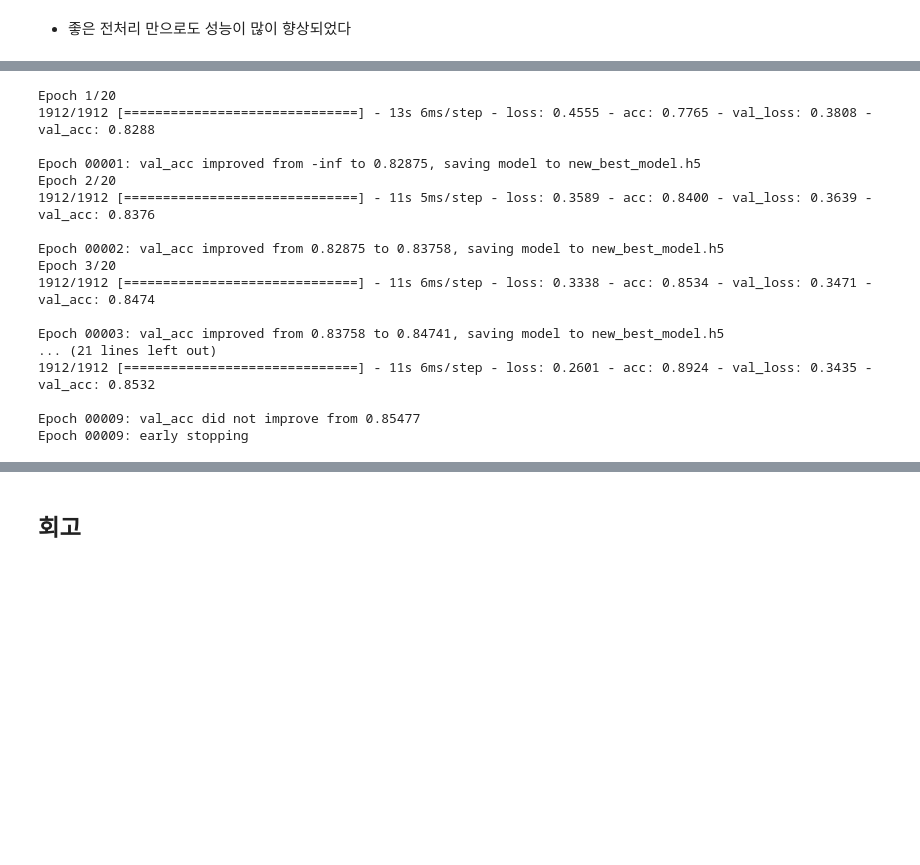
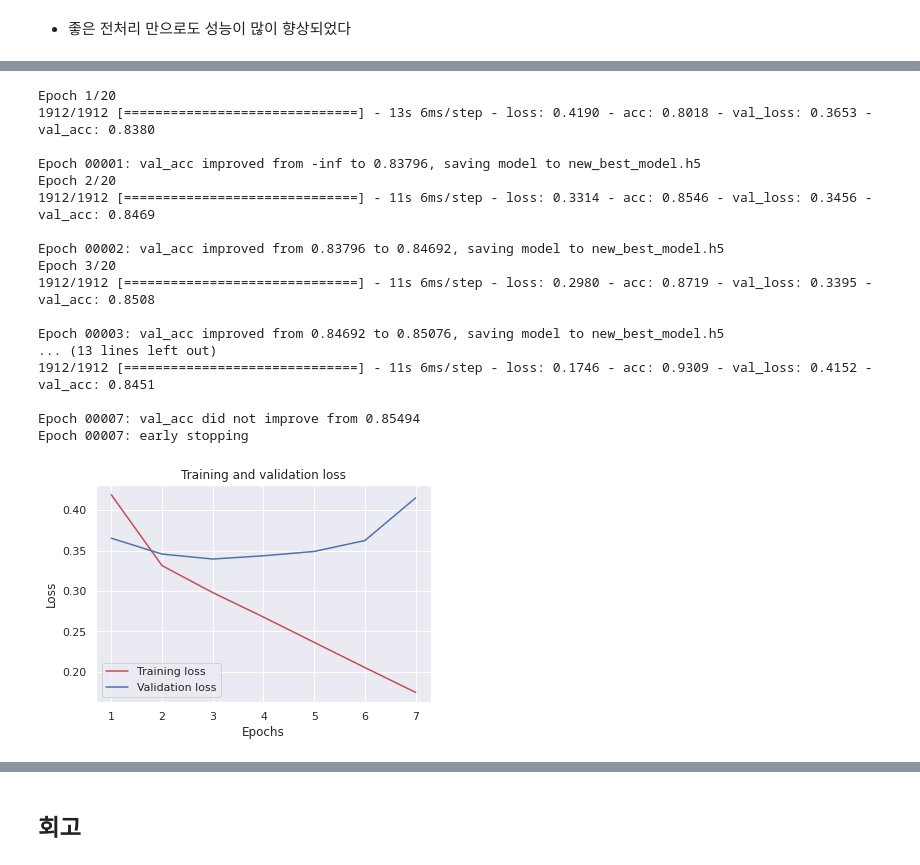
Before and after one commit to seongyeon1/aiffel, a Jupyter notebook: Exploration/Quest8/Naver Movie Review - LSTM, CNN.ipynb, the cells around one changed output, grey strips where cells are left out. Cells and saved outputs as stored; diff of their text form; code cells hidden in the pictures; blank space fills up the shorter version.

```diff
--- a/Exploration/Quest8/Naver Movie Review - LSTM, CNN.ipynb
+++ b/Exploration/Quest8/Naver Movie Review - LSTM, CNN.ipynb
@@ -255,8 +255,12 @@ print(predict)
 # %%
 def draw_graph(history):
     history_dict = history.history
-    acc = history_dict['accuracy']
-    val_acc = history_dict['val_accuracy']
+    try:
+        acc = history_dict['accuracy']
+        val_acc = history_dict['val_accuracy']
+    except:
+        acc = history_dict['acc']
+        val_acc = history_dict['val_acc']
     loss = history_dict['loss']
     val_loss = history_dict['val_loss']
 
@@ -1126,10 +1120,10 @@ text
 # %%
-vocab_size = 10000
+vocab_size = len(tokenizer.word_index) + 1
 word_vector_dim = 100
 
-embedding_matrix = np.random.rand(vocab_size, word_vector_dim)
+embedding_matrix = np.zeros((vocab_size, embedding_dim))
 
 # embedding_matrix에 Word2Vec 워드 벡터를 단어 하나씩마다 차례차례 카피한다.
-for i in range(4,vocab_size):
-    if text[i] in word_vectors.wv.key_to_index:
-        embedding_matrix[i] = word_vectors.wv[text[i]]
+for word, i in tokenizer.word_index.items():
+    if word in word_vectors.wv.key_to_index:
+        embedding_matrix[i] = word_vectors.wv[word]
@@ -1156,22 +1165,26 @@ model.compile(optimizer='rmsprop', loss='binary_crossentropy', metrics=['acc'])
 history = model.fit(X_train, y_train, epochs=20, batch_size=60, validation_data=(X_val, y_val), callbacks=[es, mc])
 # %% [output]
 Epoch 1/20
-1912/1912 [==============================] - 13s 6ms/step - loss: 0.4555 - acc: 0.7765 - val_loss: 0.3808 - val_acc: 0.8288
+1912/1912 [==============================] - 13s 6ms/step - loss: 0.4190 - acc: 0.8018 - val_loss: 0.3653 - val_acc: 0.8380
 
-Epoch 00001: val_acc improved from -inf to 0.82875, saving model to new_best_model.h5
+Epoch 00001: val_acc improved from -inf to 0.83796, saving model to new_best_model.h5
 Epoch 2/20
-1912/1912 [==============================] - 11s 5ms/step - loss: 0.3589 - acc: 0.8400 - val_loss: 0.3639 - val_acc: 0.8376
+1912/1912 [==============================] - 11s 6ms/step - loss: 0.3314 - acc: 0.8546 - val_loss: 0.3456 - val_acc: 0.8469
 
-Epoch 00002: val_acc improved from 0.82875 to 0.83758, saving model to new_best_model.h5
+Epoch 00002: val_acc improved from 0.83796 to 0.84692, saving model to new_best_model.h5
 Epoch 3/20
-1912/1912 [==============================] - 11s 6ms/step - loss: 0.3338 - acc: 0.8534 - val_loss: 0.3471 - val_acc: 0.8474
+1912/1912 [==============================] - 11s 6ms/step - loss: 0.2980 - acc: 0.8719 - val_loss: 0.3395 - val_acc: 0.8508
 
-Epoch 00003: val_acc improved from 0.83758 to 0.84741, saving model to new_best_model.h5
-... (21 lines left out)
-1912/1912 [==============================] - 11s 6ms/step - loss: 0.2601 - acc: 0.8924 - val_loss: 0.3435 - val_acc: 0.8532
+Epoch 00003: val_acc improved from 0.84692 to 0.85076, saving model to new_best_model.h5
+... (13 lines left out)
+1912/1912 [==============================] - 11s 6ms/step - loss: 0.1746 - acc: 0.9309 - val_loss: 0.4152 - val_acc: 0.8451
 
-Epoch 00009: val_acc did not improve from 0.85477
-Epoch 00009: early stopping
+Epoch 00007: val_acc did not improve from 0.85494
+Epoch 00007: early stopping
+# %%
+draw_graph(history)
+# %% [output]
+[figure, added]
 # %%
 # 테스트 정확도 측정
 
```
Also changed, not shown: parts of 18 cells of this notebook.
